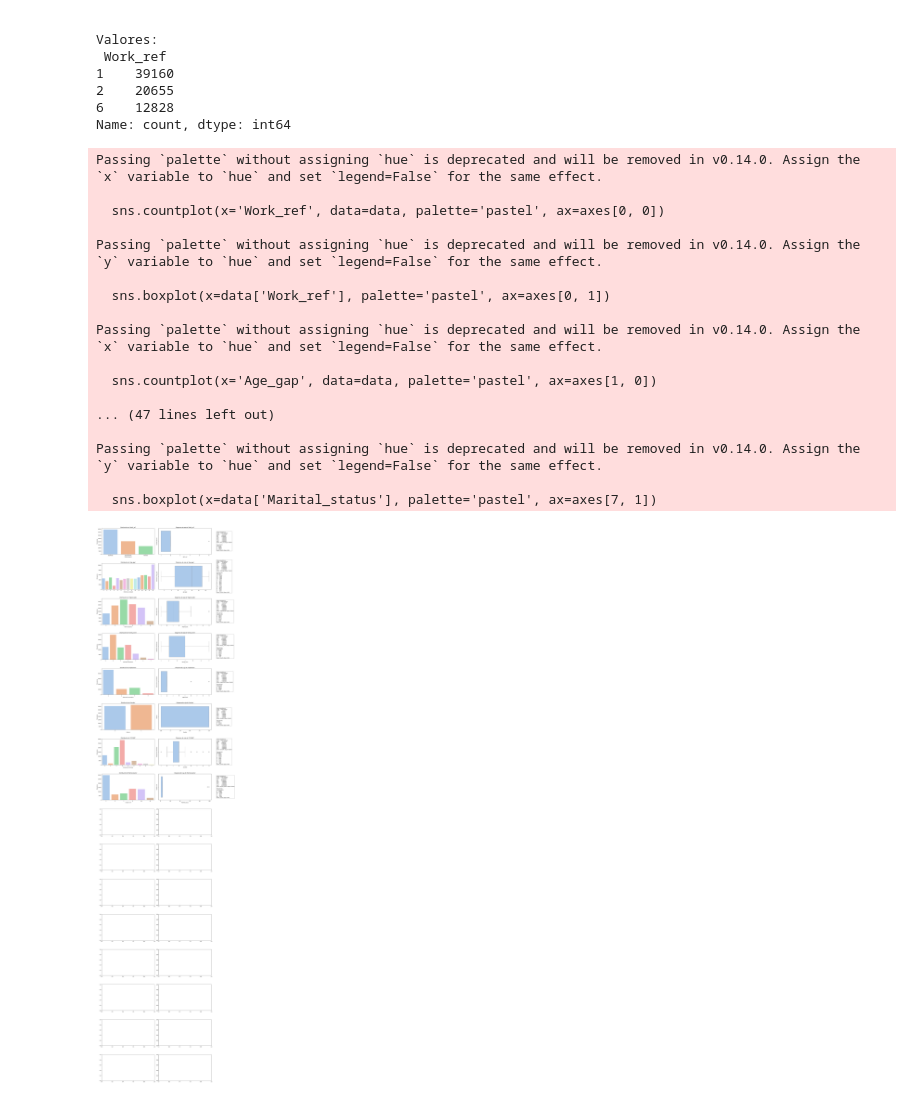
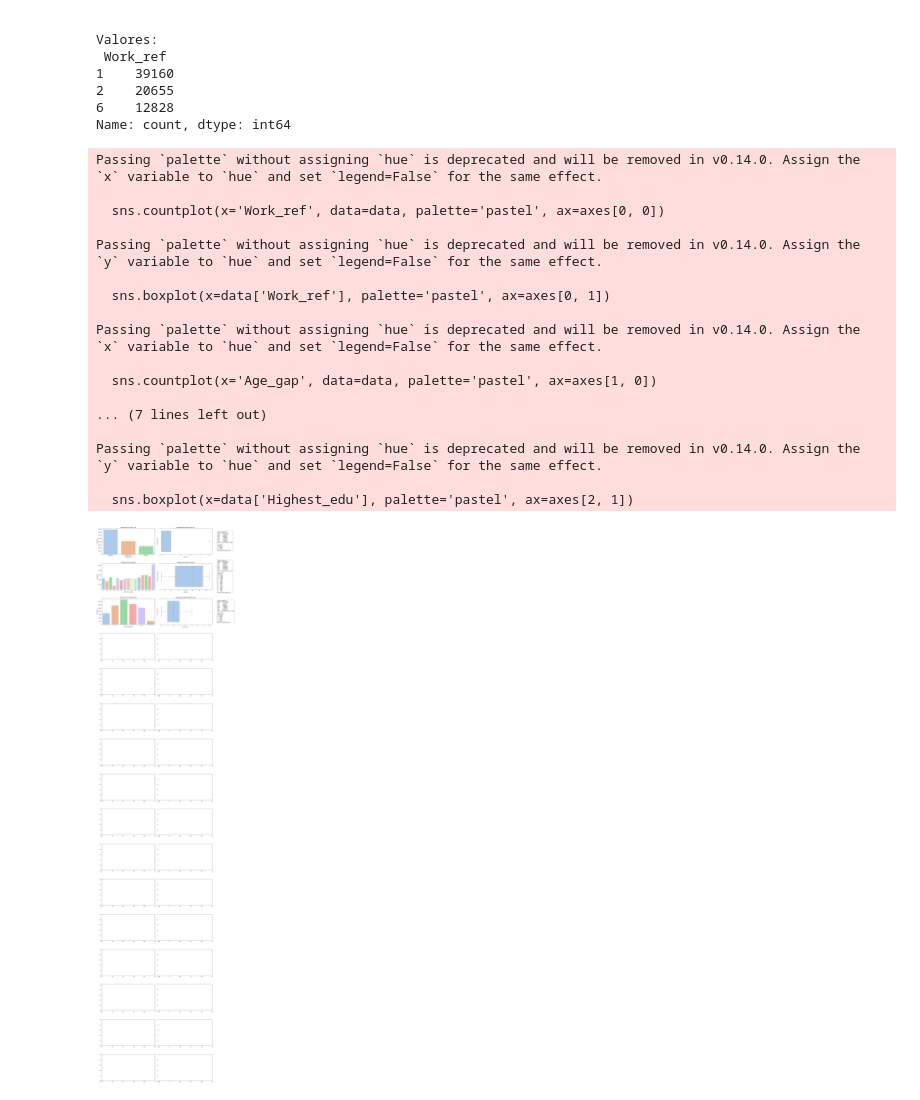
Before and after one commit to 4GeeksAcademy/machine-learning-python-template_ds_david_felipe, a Jupyter notebook: src/explore.ipynb, the cells around one changed output. Saved outputs shown, nothing was run; the diff lists cells and outputs as text; code cells hidden in the pictures.

```diff
--- a/src/explore.ipynb
+++ b/src/explore.ipynb
@@ -379,6 +379,7 @@ fig, axes = plt.subplots(16, 2, figsize=(20, 80))  # Ajustar el tamaño para aco
 # Cálculo de estadísticas para "Work_ref"
 desc_work_ref = data["Work_ref"].describe()
 val_c_work_ref = data["Work_ref"].value_counts()
+stats_text = f"Datos estadísticos:\n{desc_work_ref}\n\nFrecuencias:\n{val_c_work_ref}"  # Definir stats_text_work_ref
 # Distribución de Work_ref
 sns.countplot(x='Work_ref', data=data, palette='pastel', ax=axes[0, 0])
 axes[0, 0].set_title('Distribución de "Work_ref"')
@@ -400,6 +401,7 @@ axes[0, 1].text(
 # Cálculo de estadísticas para "Age_gap"
 desc_age_gap = data["Age_gap"].describe()
 val_c_age_gap = data["Age_gap"].value_counts()
+stats_text_age_gap = f"Datos estadísticos:\n{desc_age_gap}\n\nFrecuencias:\n{val_c_age_gap}"  # Definir stats_text_age_gap
 # Distribución de Age_gap
 sns.countplot(x='Age_gap', data=data, palette='pastel', ax=axes[1, 0])
 axes[1, 0].set_title("Distribución de 'Age_gap'")
@@ -417,6 +419,7 @@ axes[1, 1].text(1.1, 0.5, stats_text_age_gap, transform=axes[1, 1].transAxes, fo
 # Cálculo de estadísticas para "Highest_edu"
 desc_highest_edu = data["Highest_edu"].describe()
 val_c_highest_edu = data["Highest_edu"].value_counts()
+stats_text_highest_edu = f"Datos estadísticos:\n{desc_highest_edu}\n\nFrecuencias:\n{val_c_highest_edu}"  # Definir stats_text_highest_edu
 # Distribución de Highest_edu
 sns.countplot(x='Highest_edu', data=data, palette='pastel', ax=axes[2, 0])
 axes[2, 0].set_title("Distribución de 'Highest_edu'")
@@ -429,7 +432,7 @@ axes[2, 1].set_ylabel("Nivel educativo")
 axes[2, 1].text(1.1, 0.5, stats_text_highest_edu, transform=axes[2, 1].transAxes, fontsize=10,
                 verticalalignment='center', bbox=dict(boxstyle="round", facecolor="white", edgecolor="gray"))
 
-
+'''
 # Cálculo de estadísticas para "Family_mem"
 desc_family_mem = data["Family_mem"].describe()
 val_c_family_mem = data["Family_mem"].value_counts()
@@ -512,34 +515,34 @@ axes[7, 0].set_ylabel("Frecuencia")
 sns.boxplot(x=data['Marital_status'], palette='pastel', ax=axes[7, 1])
 axes[7, 1].set_title("Diagrama de caja de 'Marital_status'")
 axes[7, 1].set_ylabel("Estado civil")
 axes[7, 1].text(
     1.1, 0.5, stats_text_marital_status, transform=axes[7, 1].transAxes,
     fontsize=10, verticalalignment='center', bbox=dict(boxstyle="round", facecolor="white", edgecolor="gray")
 )
-
+'''
 
 
 # Ajustar los espacios entre los subplots
 plt.tight_layout()
 
 # Mostrar los gráficos
 plt.show()
 # %% [output]
 Passing `palette` without assigning `hue` is deprecated and will be removed in v0.14.0. Assign the `x` variable to `hue` and set `legend=False` for the same effect.
 
   sns.countplot(x='Work_ref', data=data, palette='pastel', ax=axes[0, 0])
 
 Passing `palette` without assigning `hue` is deprecated and will be removed in v0.14.0. Assign the `y` variable to `hue` and set `legend=False` for the same effect.
 
   sns.boxplot(x=data['Work_ref'], palette='pastel', ax=axes[0, 1])
 
 Passing `palette` without assigning `hue` is deprecated and will be removed in v0.14.0. Assign the `x` variable to `hue` and set `legend=False` for the same effect.
 
   sns.countplot(x='Age_gap', data=data, palette='pastel', ax=axes[1, 0])
 
-... (47 lines left out)
+... (7 lines left out)
 
 Passing `palette` without assigning `hue` is deprecated and will be removed in v0.14.0. Assign the `y` variable to `hue` and set `legend=False` for the same effect.
 
-  sns.boxplot(x=data['Marital_status'], palette='pastel', ax=axes[7, 1])
+  sns.boxplot(x=data['Highest_edu'], palette='pastel', ax=axes[2, 1])
-[figure, old version]
+[figure, new version]
```
Also changed, not shown: parts of 1 cell of this notebook.
